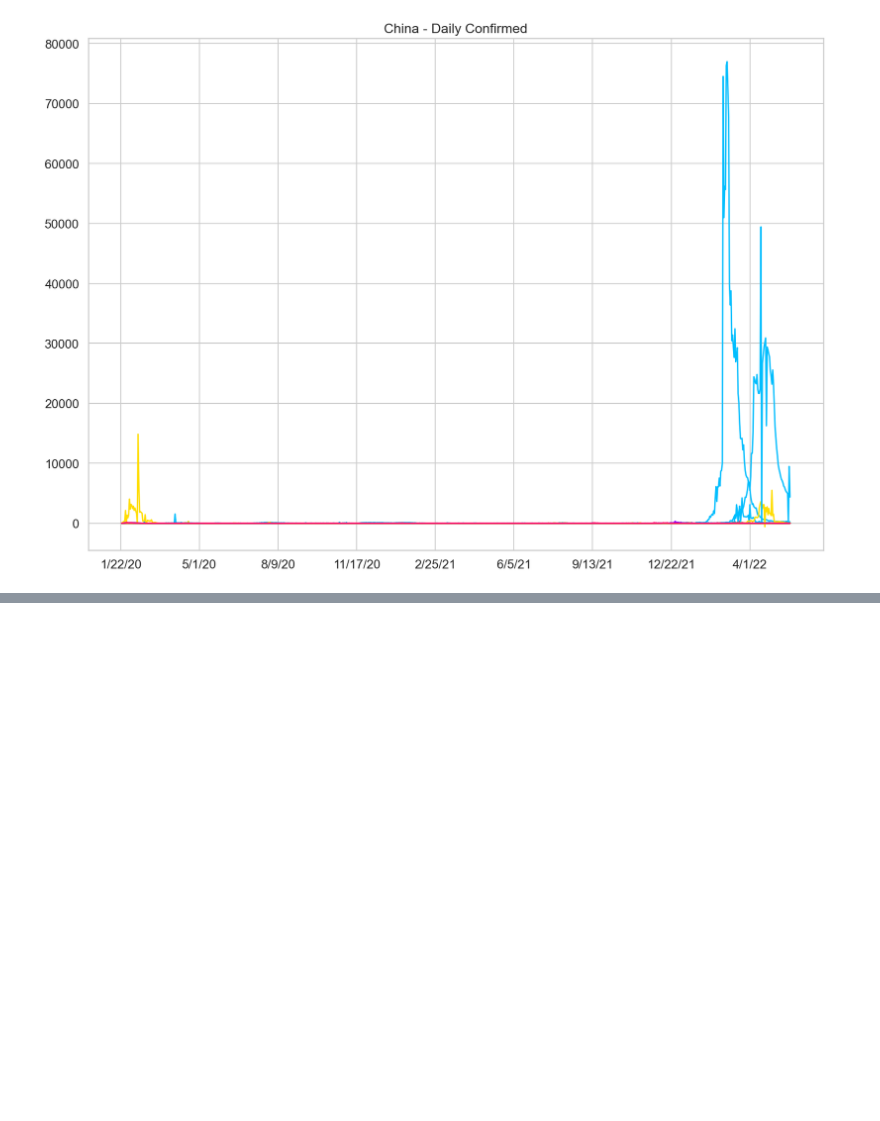
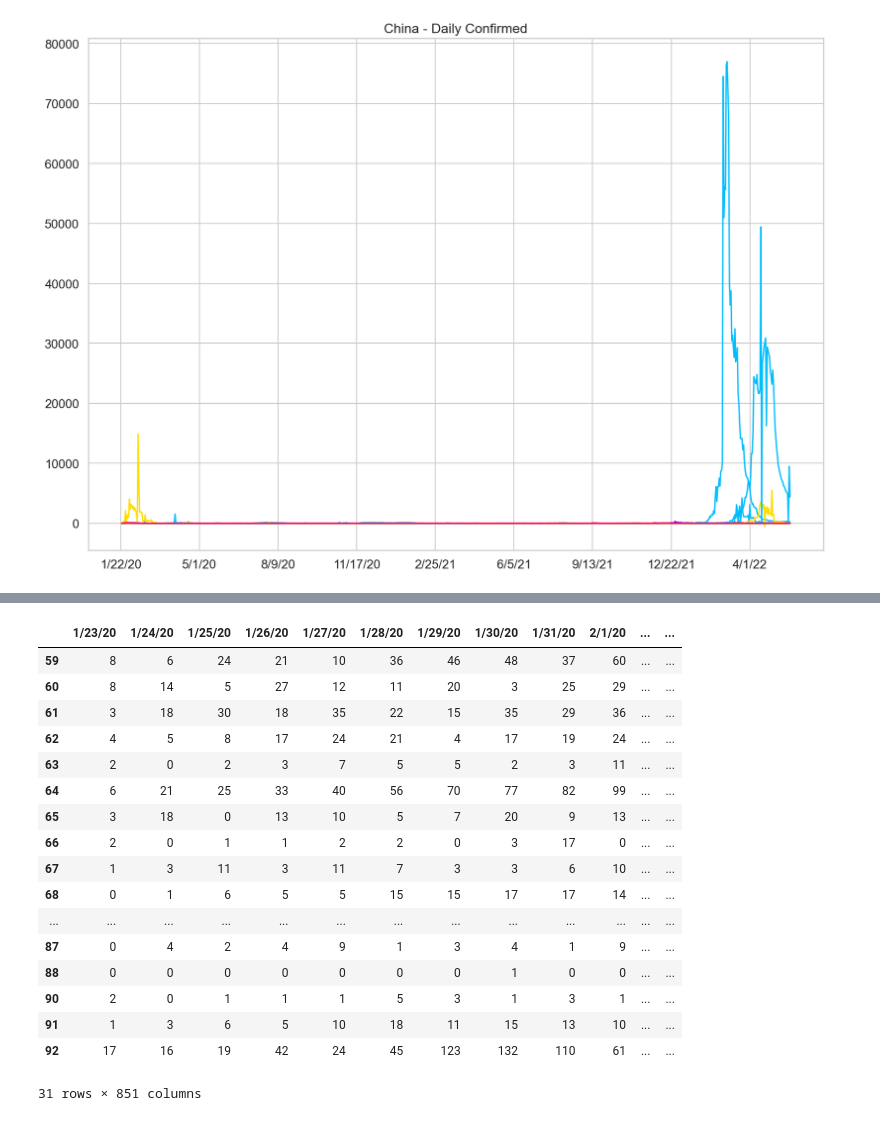
Before and after one commit to Carl-Rabbit/cs306-covid-19, a Jupyter notebook: src/train/risk-rank.ipynb, the cells around one changed output, grey strips where cells are left out. Saved outputs shown, nothing was run; the diff lists cells and outputs as text; code cells hidden in the pictures; blank space fills up the shorter version.

```diff
--- a/src/train/risk-rank.ipynb
+++ b/src/train/risk-rank.ipynb
@@ -69,0 +133,21 @@ plt.show()
+# %%
+china_data
+# %% [output]
+|  | 1/23/20 | 1/24/20 | 1/25/20 | 1/26/20 | 1/27/20 | 1/28/20 | 1/29/20 | 1/30/20 | 1/31/20 | 2/1/20 | ... | ... |
+| 59 | 8 | 6 | 24 | 21 | 10 | 36 | 46 | 48 | 37 | 60 | ... | ... |
+| 60 | 8 | 14 | 5 | 27 | 12 | 11 | 20 | 3 | 25 | 29 | ... | ... |
+| 61 | 3 | 18 | 30 | 18 | 35 | 22 | 15 | 35 | 29 | 36 | ... | ... |
+| 62 | 4 | 5 | 8 | 17 | 24 | 21 | 4 | 17 | 19 | 24 | ... | ... |
+| 63 | 2 | 0 | 2 | 3 | 7 | 5 | 5 | 2 | 3 | 11 | ... | ... |
+| 64 | 6 | 21 | 25 | 33 | 40 | 56 | 70 | 77 | 82 | 99 | ... | ... |
+| 65 | 3 | 18 | 0 | 13 | 10 | 5 | 7 | 20 | 9 | 13 | ... | ... |
+| 66 | 2 | 0 | 1 | 1 | 2 | 2 | 0 | 3 | 17 | 0 | ... | ... |
+| 67 | 1 | 3 | 11 | 3 | 11 | 7 | 3 | 3 | 6 | 10 | ... | ... |
+| 68 | 0 | 1 | 6 | 5 | 5 | 15 | 15 | 17 | 17 | 14 | ... | ... |
+| ... | ... | ... | ... | ... | ... | ... | ... | ... | ... | ... | ... | ... |
+| 87 | 0 | 4 | 2 | 4 | 9 | 1 | 3 | 4 | 1 | 9 | ... | ... |
+| 88 | 0 | 0 | 0 | 0 | 0 | 0 | 0 | 1 | 0 | 0 | ... | ... |
+| 90 | 2 | 0 | 1 | 1 | 1 | 5 | 3 | 1 | 3 | 1 | ... | ... |
+| 91 | 1 | 3 | 6 | 5 | 10 | 18 | 11 | 15 | 13 | 10 | ... | ... |
+| 92 | 17 | 16 | 19 | 42 | 24 | 45 | 123 | 132 | 110 | 61 | ... | ... |
+31 rows × 851 columns
```
Also changed, not shown: parts of 4 cells of this notebook.
